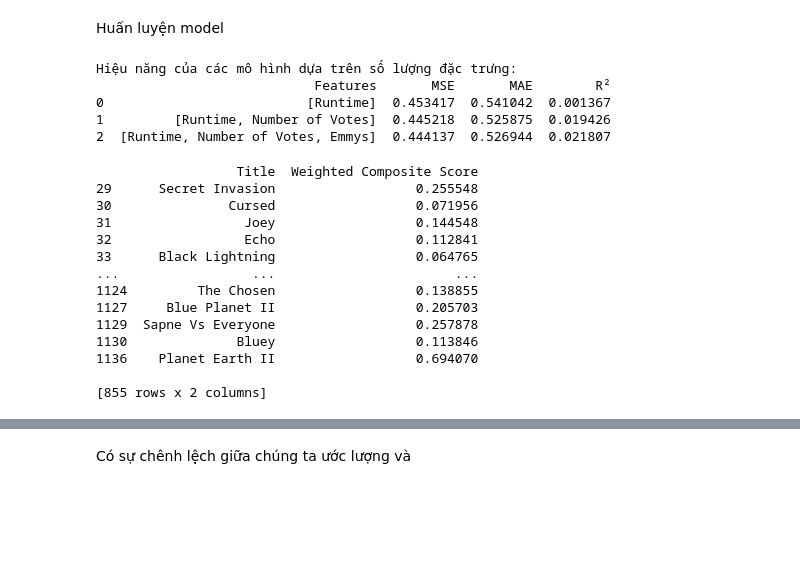
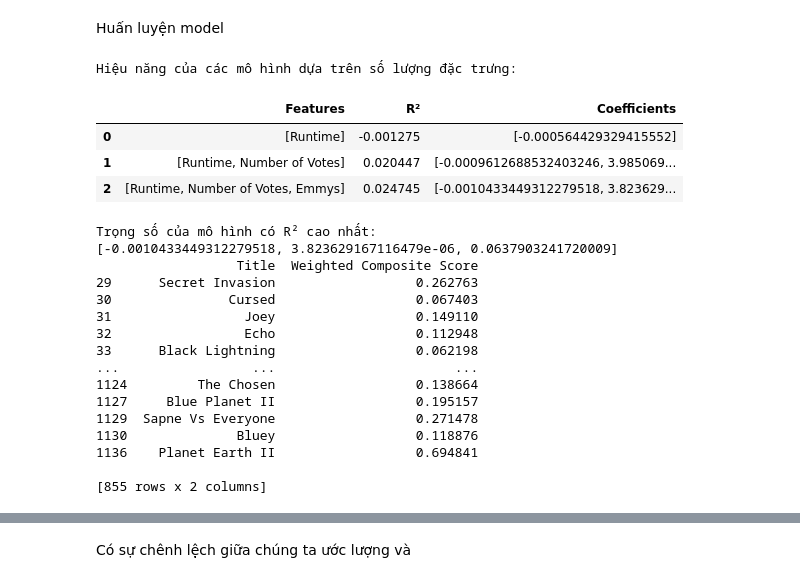
Before and after one commit to Snag69/Data-Science, a Jupyter notebook: question.ipynb, the cells around one changed output, grey strips where cells are left out. Cells and saved outputs as stored; diff of their text form; code cells hidden in the pictures; blank space fills up the shorter version.

```diff
--- a/question.ipynb
+++ b/question.ipynb
@@ -10,0 +164,11 @@ data
+# %%
+new_col = []
+for i in data['Number of Votes']:
+    if 'K' in i:
+        val = i.split('K')[0]
+        new_col.append(int(float(val)*(10**3)))
+    elif 'M' in i:
+        val = i.split('M')[0]
+        new_col.append(int(float(val)*(10**6)))
+data['Number of Votes'] = new_col
+data['Number of Votes']
@@ -96,17 +411,12 @@ Câu 2: What are the trends in runtime and ratings over the years?
 strategies.
 • How to Find the Answer: Plot runtime vs. rating over years using line or scatter plots.
 # %%
-
-
-# Convert rating to float
-data['Rating'] = data['Rating'].astype(float)
+data['Years'] = data['Years'].apply(lambda x: (x[0], x[1]) if isinstance(x, tuple) and len(x) == 2 else (x, None))
 
 # Expand the Years column into start and end years
 data[['Year_Start', 'Year_End']] = pd.DataFrame(data['Years'].tolist(), index=data.index)
-
 # Use only the start year for trend analysis
 data['Year'] = data['Year_Start']
-
 # Group data by Year and calculate average runtime and rating
 grouped_data = data.groupby('Year')[['Runtime', 'Rating']].mean()
 
@@ -292,7 +602,7 @@ X = data[['Runtime', 'Number of Votes', 'Emmys']]  # Các cột đầu vào
 y = data['Rating']  # Cột đầu ra (nhãn)
 
 # Chia tập train-test (80% train, 20% test)
-X_train, X_test, y_train, y_test = train_test_split(X, y, test_size=0.2, random_state=42)
+X_train, X_test, y_train, y_test = train_test_split(X, y, test_size=0.4, random_state=42)
 
 # Định nghĩa các tập đặc trưng
 features_list = [
@@ -308,46 +618,55 @@ results = []
 for features in features_list:
     # Tách tập huấn luyện và kiểm tra
     X_train_subset = X_train[features]
     X_test_subset = X_test[features]
 
     # Khởi tạo và huấn luyện mô hình
     model = LinearRegression()
     model.fit(X_train_subset, y_train)
 
     # Dự đoán trên tập kiểm tra
     y_pred = model.predict(X_test_subset)
 
 
     coefficients = pd.DataFrame({
         'Feature': X_train_subset.columns,  # Các tên cột đặc trưng
-        'Coefficient': model.coef_  # Trọng số của từng đặc trưng
+        'Coefficient': model.coef_ # Trọng số của từng đặc trưng
     })
 
     # Đánh giá mô hình
-    mse = mean_squared_error(y_test, y_pred)
-    mae = mean_absolute_error(y_test, y_pred)
+    # mse = mean_squared_error(y_test, y_pred)
+    # mae = mean_absolute_error(y_test, y_pred)
     r2 = r2_score(y_test, y_pred)
 
     # Lưu kết quả
     results.append({
         'Features': features,
-        'MSE': mse,
-        'MAE': mae,
-        'R²': r2
+        'R²': r2,
+        'Coefficients': coefficients['Coefficient'].to_list()  # Chuyển trọng số thành danh sách
     })
 
 # Hiển thị kết quả
 results_df = pd.DataFrame(results)
 print("Hiệu năng của các mô hình dựa trên số lượng đặc trưng:")
-print(results_df)
+results_df
 # %% [output]
 Hiệu năng của các mô hình dựa trên số lượng đặc trưng:
-                            Features       MSE       MAE        R²
-0                          [Runtime]  0.453417  0.541042  0.001367
-1         [Runtime, Number of Votes]  0.445218  0.525875  0.019426
-2  [Runtime, Number of Votes, Emmys]  0.444137  0.526944  0.021807
+|  | Features | R² | Coefficients |
+| 0 | [Runtime] | -0.001275 | [-0.000564429329415552] |
+| 1 | [Runtime, Number of Votes] | 0.020447 | [-0.0009612688532403246, 3.985069... |
+| 2 | [Runtime, Number of Votes, Emmys] | 0.024745 | [-0.0010433449312279518, 3.823629... |
 # %%
-# Tính Composite Score dựa trên trọng số từ mô hình
+# Tìm mô hình có R² cao nhất
+best_model = results_df.loc[results_df['R²'].idxmax()]
+
+# Lấy danh sách trọng số của mô hình tốt nhất
+best_coefficients = best_model['Coefficients']
+
+# In kết quả
+print("Trọng số của mô hình có R² cao nhất:")
+print(best_coefficients)
+
+
 data['Weighted Composite Score'] = (
     X['Runtime'] * coefficients['Coefficient'][0] +
     X['Number of Votes'] * coefficients['Coefficient'][1] +
@@ -357,18 +676,20 @@ data['Weighted Composite Score'] = (
 # Hiển thị kết quả
 print(data[['Title', 'Weighted Composite Score']])
 # %% [output]
+Trọng số của mô hình có R² cao nhất:
+[-0.0010433449312279518, 3.823629167116479e-06, 0.0637903241720009]
                   Title  Weighted Composite Score
-29      Secret Invasion                  0.255548
-30               Cursed                  0.071956
-31                 Joey                  0.144548
-32                 Echo                  0.112841
-33      Black Lightning                  0.064765
+29      Secret Invasion                  0.262763
+30               Cursed                  0.067403
+31                 Joey                  0.149110
+32                 Echo                  0.112948
+33      Black Lightning                  0.062198
 ...                 ...                       ...
-1124         The Chosen                  0.138855
-1127     Blue Planet II                  0.205703
-1129  Sapne Vs Everyone                  0.257878
-1130              Bluey                  0.113846
-1136    Planet Earth II                  0.694070
+1124         The Chosen                  0.138664
+1127     Blue Planet II                  0.195157
+1129  Sapne Vs Everyone                  0.271478
+1130              Bluey                  0.118876
+1136    Planet Earth II                  0.694841
 
 [855 rows x 2 columns]
 # %%
```
Also changed, not shown: parts of 37 cells of this notebook.
